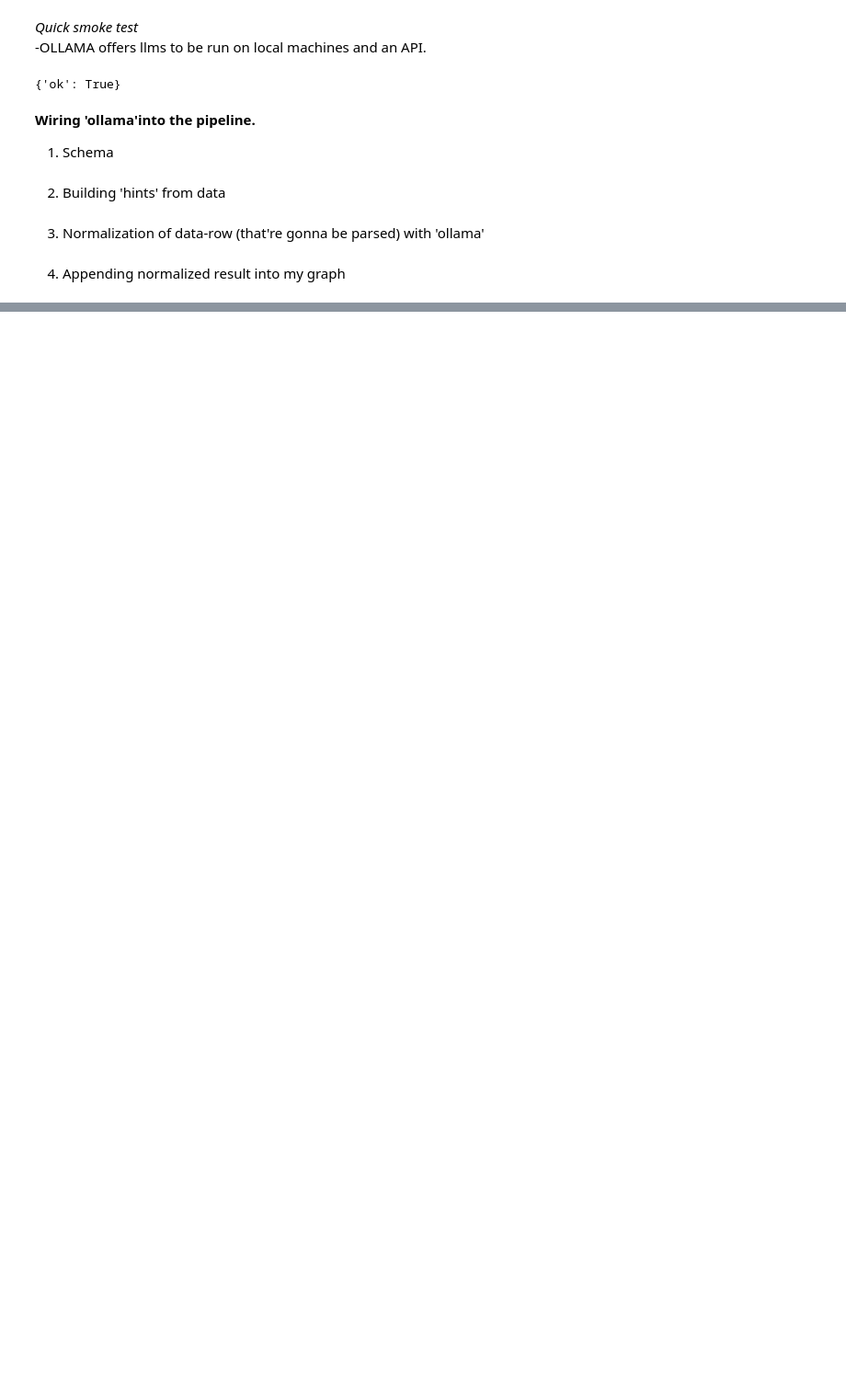
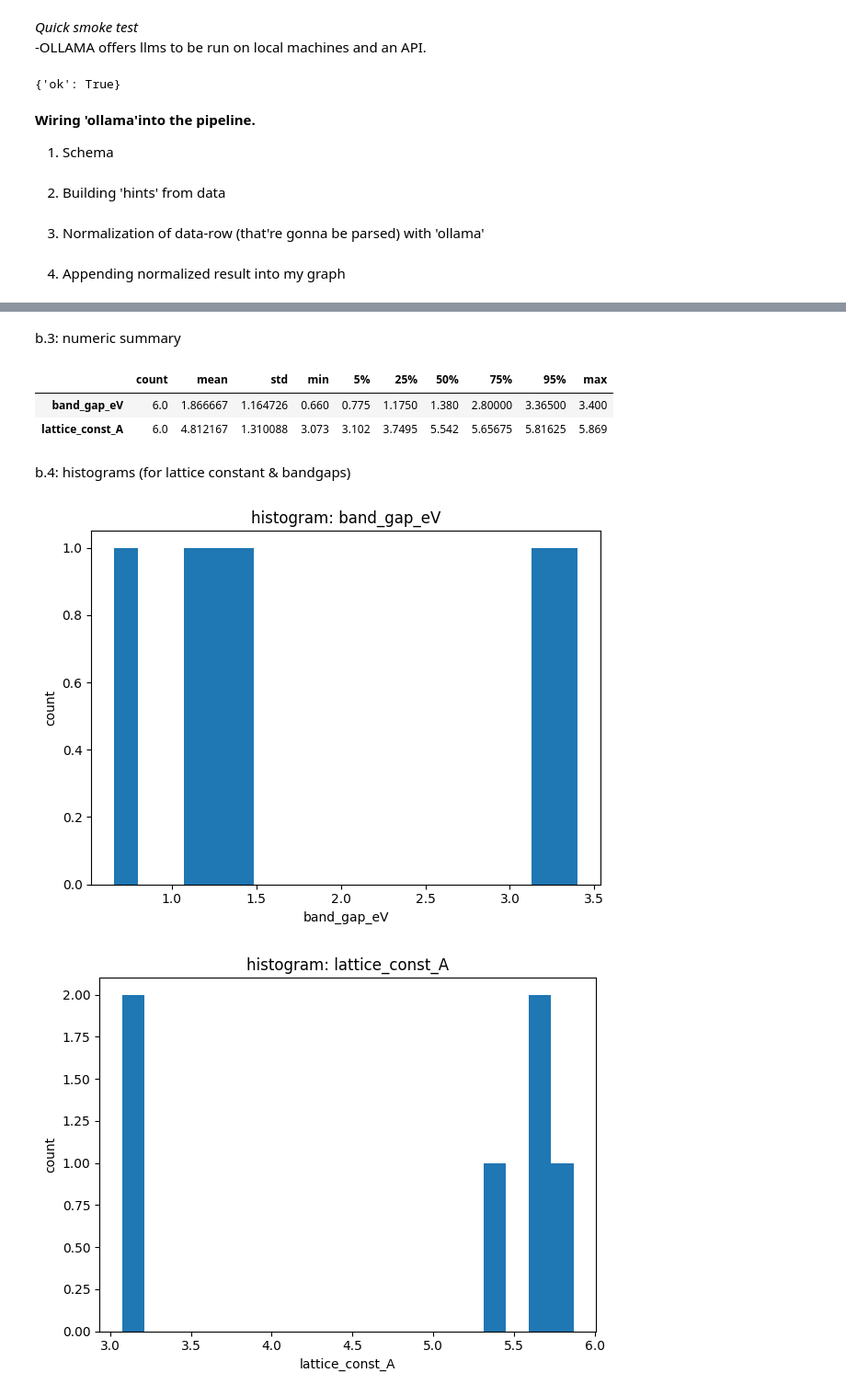
Before and after one commit to submerged-in-matrix/Semantic_models_for-MSE, a Jupyter notebook: notebooks/build_mini_mkg.ipynb, the cells around one changed output, grey strips where cells are left out. Shown at 92% size. Cells and saved outputs as stored; diff of their text form; code cells hidden in the pictures; blank space fills up the shorter version.

```diff
--- a/notebooks/build_mini_mkg.ipynb
+++ b/notebooks/build_mini_mkg.ipynb
@@ -463,0 +492,18 @@ Triples after LLM ingest: 80
+# %%
+import pandas as pd
+import numpy as np
+
+# if df already exists, keep it; else read it in consistently
+try:
+    df
+    assert all(c in df.columns for c in ["material","crystal_structure","typical_synthesis","band_gap_eV","lattice_const_A"])
+except:
+    # NOTE: DATA should already point to your CSV path from earlier cells.
+    # if not, set DATA = "path/to/semiconductors_small.csv"
+    STRING_COLS = ["material", "crystal_structure", "typical_synthesis"]
+    df = pd.read_csv(DATA, dtype={col: "string" for col in STRING_COLS})
+    df["band_gap_eV"]     = pd.to_numeric(df.get("band_gap_eV"), errors="coerce")
+    df["lattice_const_A"] = pd.to_numeric(df.get("lattice_const_A"), errors="coerce")
+
+print("rows x cols:", df.shape)
+df.head(8)
@@ -463,0 +522,9 @@ Triples after LLM ingest: 80
+# %%
+print("dtypes:\n", df.dtypes, "\n")
+
+print("missing values:\n", df.isna().sum(), "\n")
+
+for col in ["material","crystal_structure","typical_synthesis"]:
+    if col in df.columns:
+        uniq = df[col].dropna().nunique()
+        print(f"unique {col}: {uniq}")
@@ -463,0 +549,26 @@ Triples after LLM ingest: 80
+# %% [markdown]
+b.3: numeric summary
+# %%
+num_cols = ["band_gap_eV", "lattice_const_A"]
+display(df[num_cols].describe(percentiles=[.05,.25,.5,.75,.95]).T)
+# %% [output]
+|  | count | mean | std | min | 5% | 25% | 50% | 75% | 95% | max |
+| band_gap_eV | 6.0 | 1.866667 | 1.164726 | 0.660 | 0.775 | 1.1750 | 1.380 | 2.80000 | 3.36500 | 3.400 |
+| lattice_const_A | 6.0 | 4.812167 | 1.310088 | 3.073 | 3.102 | 3.7495 | 5.542 | 5.65675 | 5.81625 | 5.869 |
+# %% [markdown]
+b.4: histograms (for lattice constant & bandgaps)
+# %%
+import matplotlib.pyplot as plt
+
+for col in ["band_gap_eV", "lattice_const_A"]:
+    series = df[col].dropna()
+    plt.figure()
+    plt.hist(series, bins=20)
+    plt.xlabel(col)
+    plt.ylabel("count")
+    plt.title(f"histogram: {col}")
+    plt.tight_layout()
+    plt.show()
+# %% [output]
+[figure, added]
+[figure, added]
```
Also changed, not shown: parts of 27 cells of this notebook, 3 other files.
